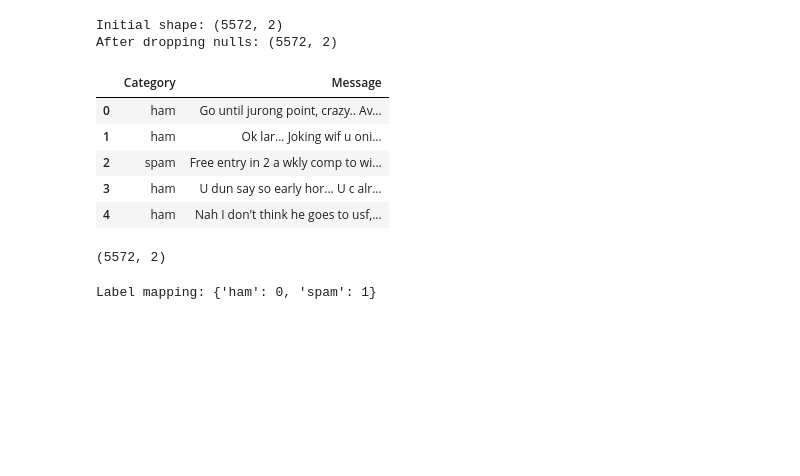
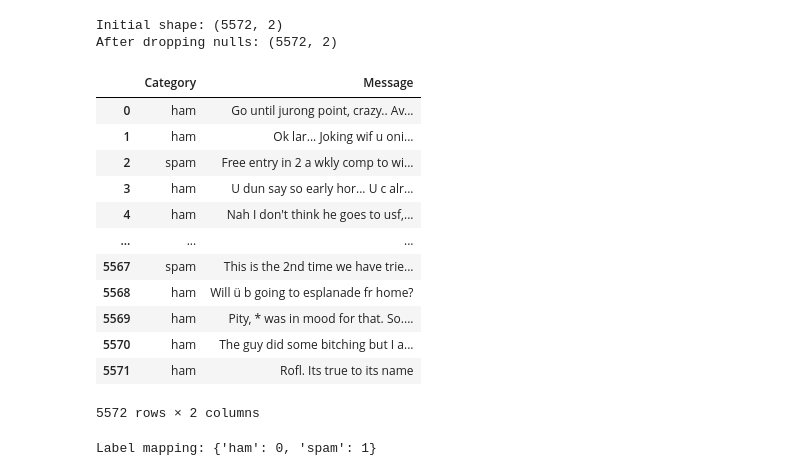
Before and after one commit to mehwish16/Spam-Mail-Predictor, a Jupyter notebook: _Spam Mail Predictor.ipynb, the cells around one changed output. Drawn from its saved outputs; the diff is of its cells as text; code cells hidden in the pictures; blank space fills up the shorter version.

```diff
--- a/_Spam Mail Predictor.ipynb
+++ b/_Spam Mail Predictor.ipynb
@@ -52,19 +53,22 @@ print('After dropping nulls:', df.shape)
 # %% [output]
 Initial shape: (5572, 2)
 After dropping nulls: (5572, 2)
-# %%
-df.head()
-# %% [output]
-|  | Category | Message |
-| 0 | ham | Go until jurong point, crazy.. Av... |
-| 1 | ham | Ok lar... Joking wif u oni... |
-| 2 | spam | Free entry in 2 a wkly comp to wi... |
-| 3 | ham | U dun say so early hor... U c alr... |
-| 4 | ham | Nah I don't think he goes to usf,... |
-# %%
-df.shape
-# %% [output]
-(5572, 2)
+# %%
+df
+# %% [output]
+|  | Category | Message |
+| 0 | ham | Go until jurong point, crazy.. Av... |
+| 1 | ham | Ok lar... Joking wif u oni... |
+| 2 | spam | Free entry in 2 a wkly comp to wi... |
+| 3 | ham | U dun say so early hor... U c alr... |
+| 4 | ham | Nah I don't think he goes to usf,... |
+| ... | ... | ... |
+| 5567 | spam | This is the 2nd time we have trie... |
+| 5568 | ham | Will ü b going to esplanade fr home? |
+| 5569 | ham | Pity, * was in mood for that. So.... |
+| 5570 | ham | The guy did some bitching but I a... |
+| 5571 | ham | Rofl. Its true to its name |
+5572 rows × 2 columns
 # %%
 # label spam mail as 1(true);  ham mail as 0(not spam - false);
 encoder = LabelEncoder()
```
Also changed, not shown: parts of 9 cells of this notebook, 4 other files.
